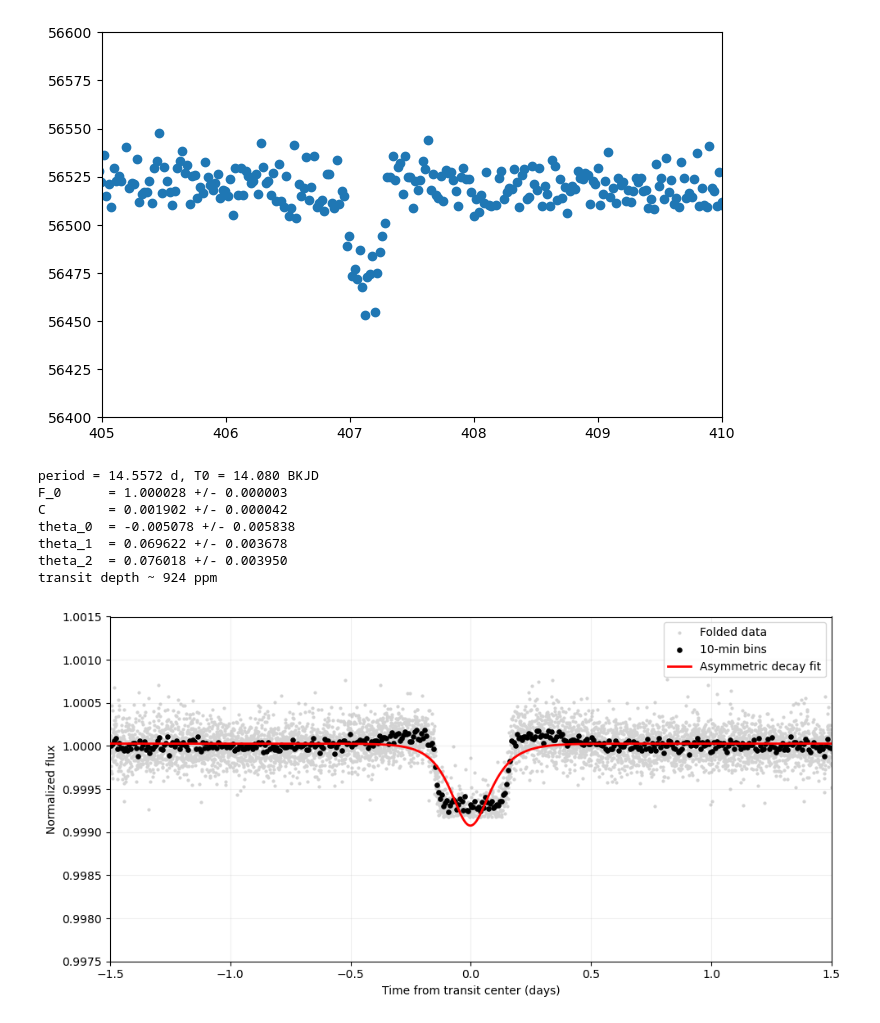
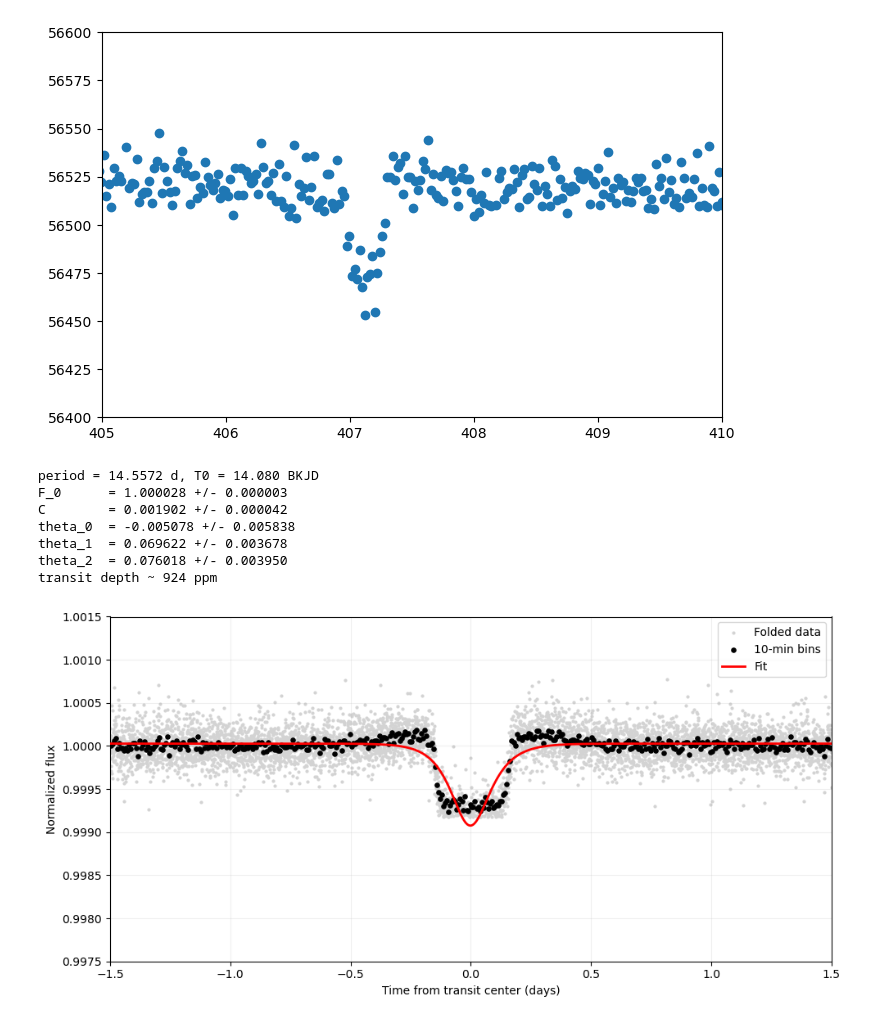
Before and after one commit to psi-dirac/psi-planet-disintegration, a Jupyter notebook: KOI2700b/G_code.ipynb, the cells around one changed output. Saved outputs shown, nothing was run; the diff lists cells and outputs as text; code cells hidden in the pictures.

```diff
--- a/KOI2700b/G_code.ipynb
+++ b/KOI2700b/G_code.ipynb
@@ -97,32 +97,32 @@ x_fit = np.linspace(-1.5, 1.5, 2000)
 y_fit = transit_model(x_fit, *popt)
 print(f"transit depth ~ {(1 - y_fit.min()) * 1e6:.0f} ppm")
 
 # 7) Bin the folded data (10-minute bins) so the transit is visible through the noise
 bins = np.arange(-1.5, 1.5 + 1/144, 1/144)
 which = np.digitize(phase, bins)
 bx = np.array([phase[which == k].mean() for k in range(1, len(bins)) if np.any(which == k)])
 by = np.array([y_fold[which == k].mean() for k in range(1, len(bins)) if np.any(which == k)])
 
 # 8) Plot
 fig, ax = plt.subplots(figsize=(10, 5))
 ax.scatter(phase, y_fold, color="lightgray", s=4, zorder=1, label="Folded data")
 ax.scatter(bx, by, color="black", s=14, zorder=2, label="10-min bins")
-ax.plot(x_fit, y_fit, color="red", linewidth=2, zorder=3, label="Asymmetric decay fit")
+ax.plot(x_fit, y_fit, color="red", linewidth=2, zorder=3, label="Fit")
 
 ax.set_xlim(-1.5, 1.5)
 ax.set_ylim(0.9975, 1.0015)
 ax.set_xlabel("Time from transit center (days)")
 ax.set_ylabel("Normalized flux")
 ax.legend()
 ax.grid(True, alpha=0.2)
 plt.tight_layout()
 plt.show()
 # %% [output]
 period = 14.5572 d, T0 = 14.080 BKJD
 F_0      = 1.000028 +/- 0.000003
 C        = 0.001902 +/- 0.000042
 theta_0  = -0.005078 +/- 0.005838
 theta_1  = 0.069622 +/- 0.003678
 theta_2  = 0.076018 +/- 0.003950
 transit depth ~ 924 ppm
-[figure, old version]
+[figure, new version]
```
Also changed, not shown: parts of 1 cell of this notebook.
